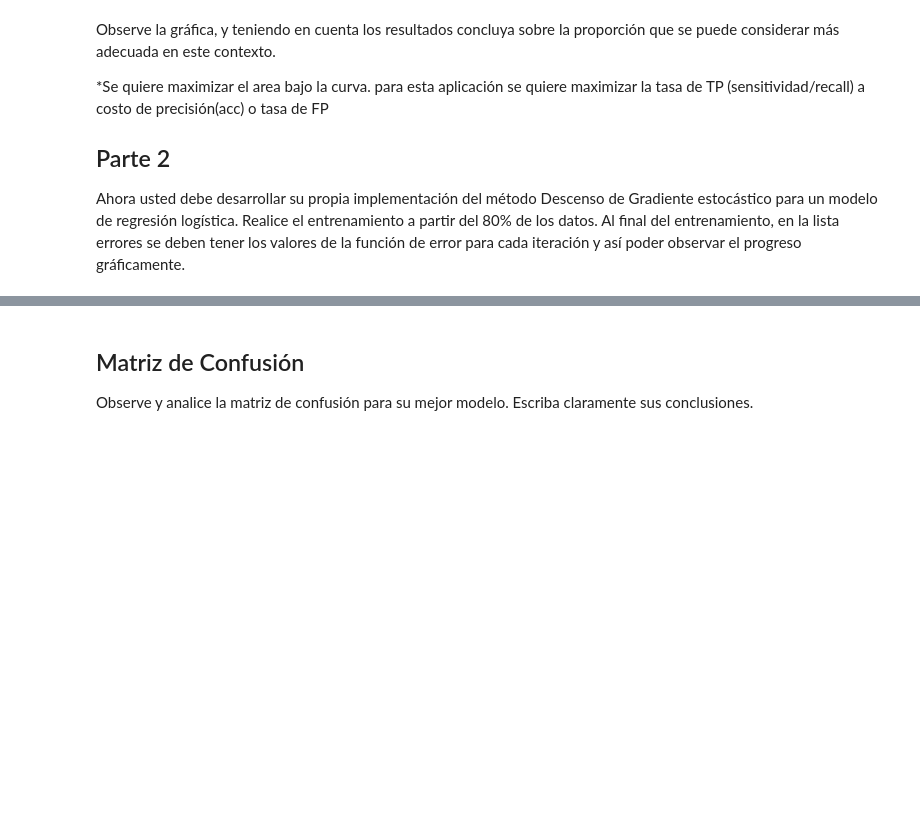
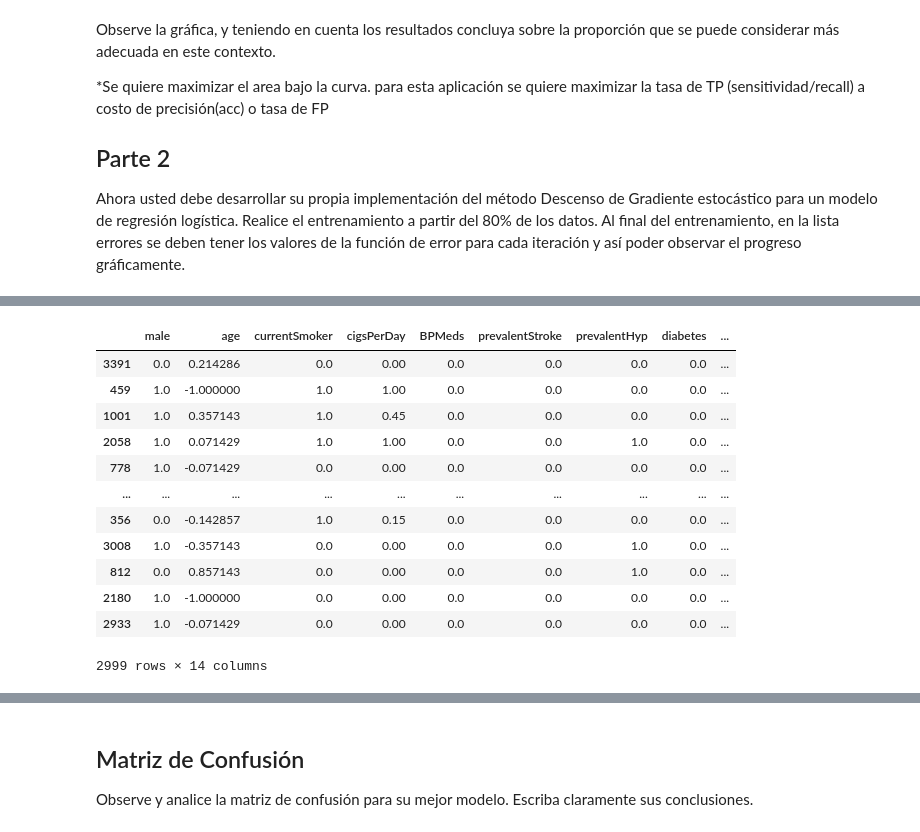
Before and after one commit to dfosorio111/ML-IELE-, a Jupyter notebook: ML_hw2.ipynb, the cells around one changed output, grey strips where cells are left out. Cells and saved outputs as stored; diff of their text form; code cells hidden in the pictures; blank space fills up the shorter version.

```diff
--- a/ML_hw2.ipynb
+++ b/ML_hw2.ipynb
@@ -294,0 +250,28 @@ for tasa in tasas:
+# %%
+# establecer x variables, y observación(variable) a predecir
+x = df_scaled.drop(['TenYearCHD'], axis=1) # x
+y = df_scaled['TenYearCHD'] # y[0-1]: TenYearCHD: Riesgo de padecer enfermedad coronaria 10 años en el futuro categorica(dicotoma)
+
+# dividir train-set y test-set
+x_train,x_test,y_train,y_test=train_test_split(x,y,test_size=.20,random_state=22)
+
+
+x_train
+# crear escalador MinMaxScaler() sobre las observaciones de la base X (los predictores X) para X train-set y  X test-set
+#scaler = RobustScaler() # Escalador Robusto de X (train-set y test-set) #
+#x_train = scaler.fit_transform(x_train) # Aplique el Escalamiento (función fit_transform) #
+#x_test =  scaler.fit_transform(x_test) # Aplique el Escalamiento (función fit_transform) #
+# %% [output]
+|  | male | age | currentSmoker | cigsPerDay | BPMeds | prevalentStroke | prevalentHyp | diabetes | ... |
+| 3391 | 0.0 | 0.214286 | 0.0 | 0.00 | 0.0 | 0.0 | 0.0 | 0.0 | ... |
+| 459 | 1.0 | -1.000000 | 1.0 | 1.00 | 0.0 | 0.0 | 0.0 | 0.0 | ... |
+| 1001 | 1.0 | 0.357143 | 1.0 | 0.45 | 0.0 | 0.0 | 0.0 | 0.0 | ... |
+| 2058 | 1.0 | 0.071429 | 1.0 | 1.00 | 0.0 | 0.0 | 1.0 | 0.0 | ... |
+| 778 | 1.0 | -0.071429 | 0.0 | 0.00 | 0.0 | 0.0 | 0.0 | 0.0 | ... |
+| ... | ... | ... | ... | ... | ... | ... | ... | ... | ... |
+| 356 | 0.0 | -0.142857 | 1.0 | 0.15 | 0.0 | 0.0 | 0.0 | 0.0 | ... |
+| 3008 | 1.0 | -0.357143 | 0.0 | 0.00 | 0.0 | 0.0 | 1.0 | 0.0 | ... |
+| 812 | 0.0 | 0.857143 | 0.0 | 0.00 | 0.0 | 0.0 | 1.0 | 0.0 | ... |
+| 2180 | 1.0 | -1.000000 | 0.0 | 0.00 | 0.0 | 0.0 | 0.0 | 0.0 | ... |
+| 2933 | 1.0 | -0.071429 | 0.0 | 0.00 | 0.0 | 0.0 | 0.0 | 0.0 | ... |
+2999 rows × 14 columns
```
Also changed, not shown: parts of 12 cells of this notebook, 1 other file.
